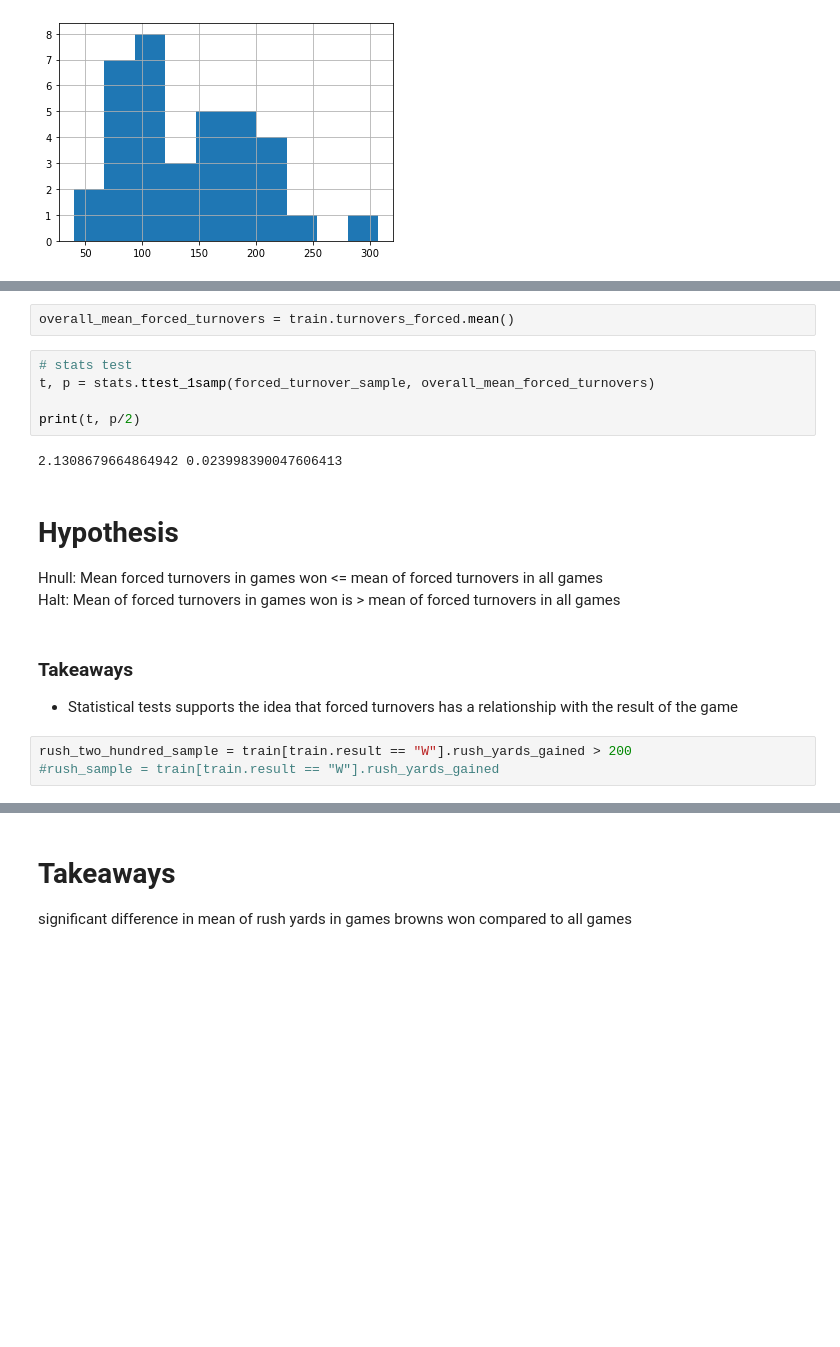
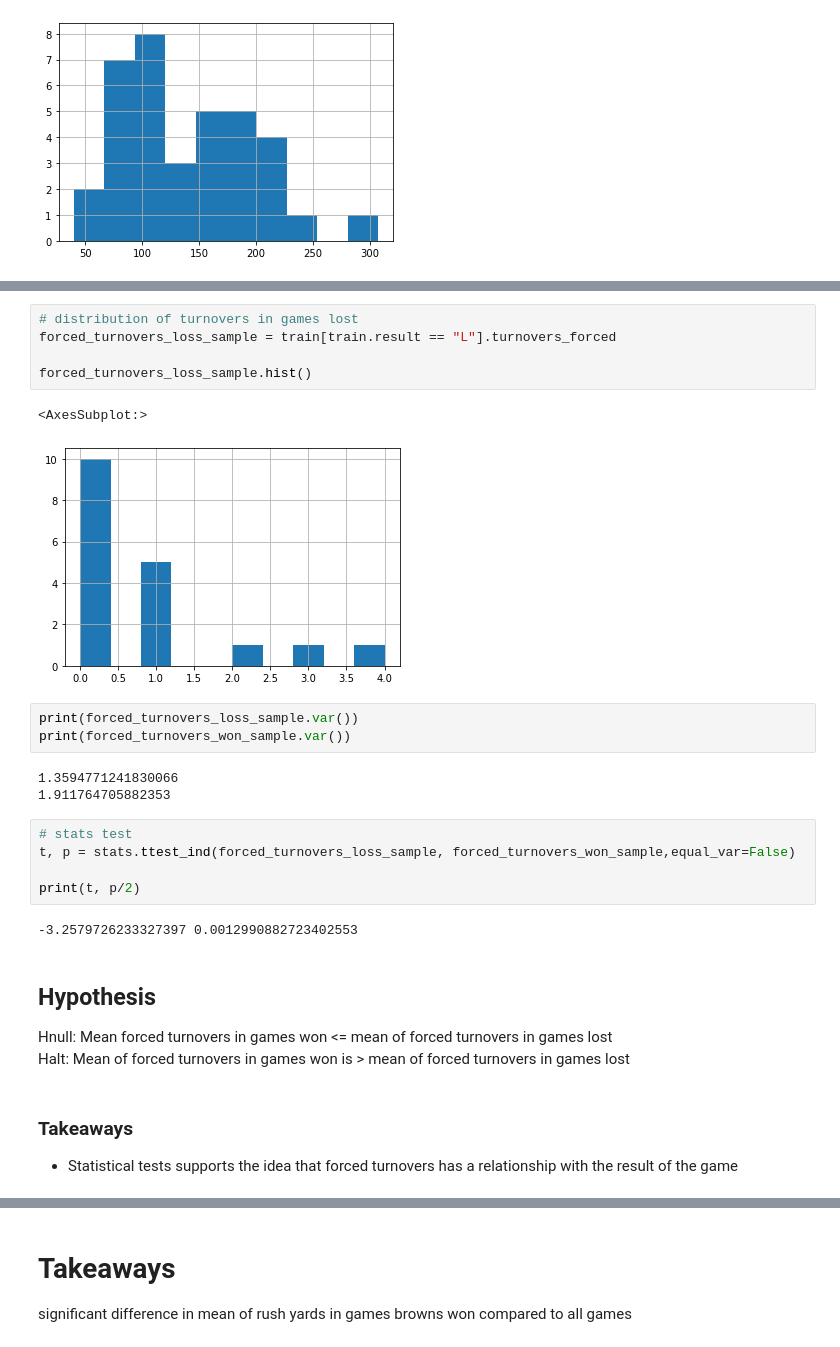
Before and after one commit to allantestaten/browns_project, a Jupyter notebook: explore_notebook.ipynb, the cells around one changed output, grey strips where cells are left out. Drawn from its saved outputs; the diff is of its cells as text; blank space fills up the shorter version.

```diff
--- a/explore_notebook.ipynb
+++ b/explore_notebook.ipynb
@@ -375,24 +413,33 @@ forced_turnover_sample.hist()
 # %% [output]
 <AxesSubplot:>
 [figure]
-# %%
-overall_mean_forced_turnovers = train.turnovers_forced.mean()
+# %%
+# distribution of turnovers in games lost
+forced_turnovers_loss_sample = train[train.result == "L"].turnovers_forced
+
+forced_turnovers_loss_sample.hist()
+# %% [output]
+<AxesSubplot:>
+[figure, added]
+# %%
+print(forced_turnovers_loss_sample.var())
+print(forced_turnovers_won_sample.var())
+# %% [output]
+1.3594771241830066
+1.911764705882353
 # %%
 # stats test
-t, p = stats.ttest_1samp(forced_turnover_sample, overall_mean_forced_turnovers)
+t, p = stats.ttest_ind(forced_turnovers_loss_sample, forced_turnovers_won_sample,equal_var=False)
 
 print(t, p/2)
 # %% [output]
-2.1308679664864942 0.023998390047606413
+-3.2579726233327397 0.0012990882723402553
 # %% [markdown]
-# Hypothesis
+## Hypothesis
 
-Hnull: Mean forced turnovers in games won <= mean of forced turnovers in all games <br>
-Halt: Mean of forced turnovers in games won is > mean of forced turnovers in all games
+Hnull: Mean forced turnovers in games won <= mean of forced turnovers in games lost <br>
+Halt: Mean of forced turnovers in games won is > mean of forced turnovers in games lost
 # %% [markdown]
 ### Takeaways
 
 - Statistical tests supports the idea that forced turnovers has a relationship with the result of the game
-# %%
-rush_two_hundred_sample = train[train.result == "W"].rush_yards_gained > 200
-#rush_sample = train[train.result == "W"].rush_yards_gained
```
Also changed, not shown: parts of 72 cells of this notebook.
